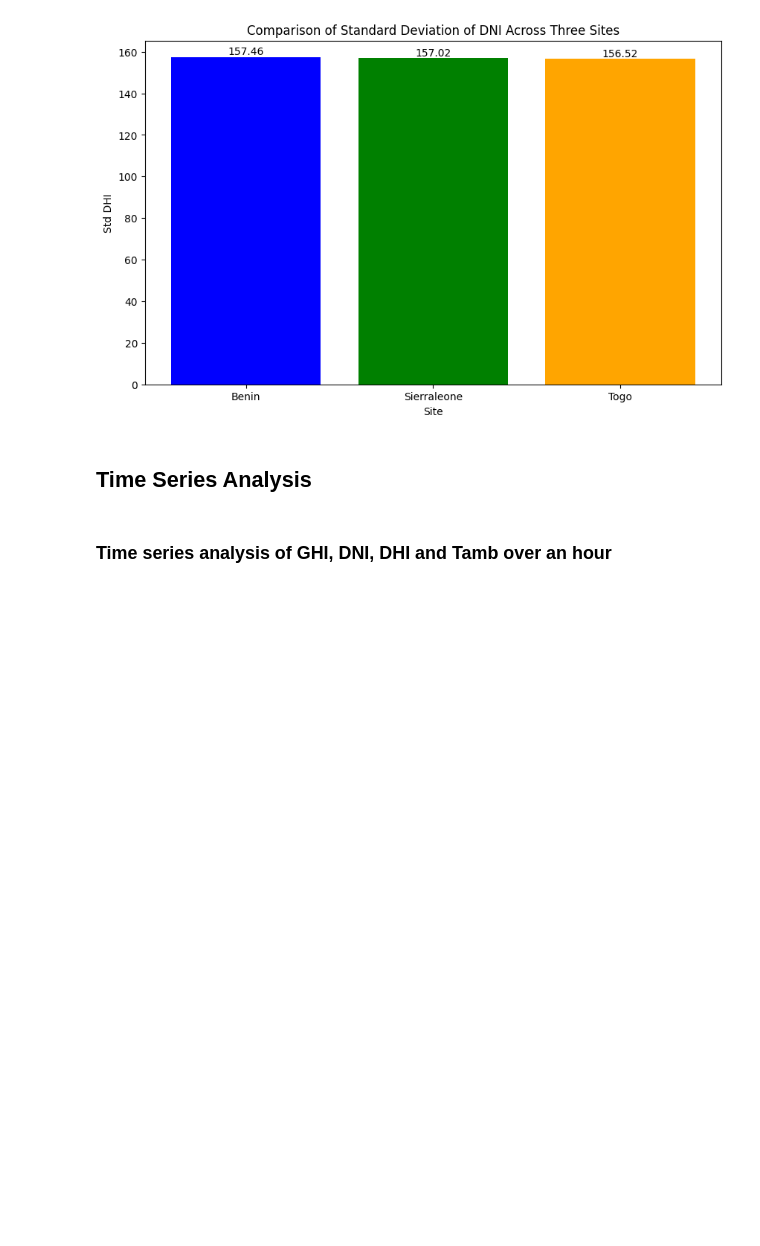
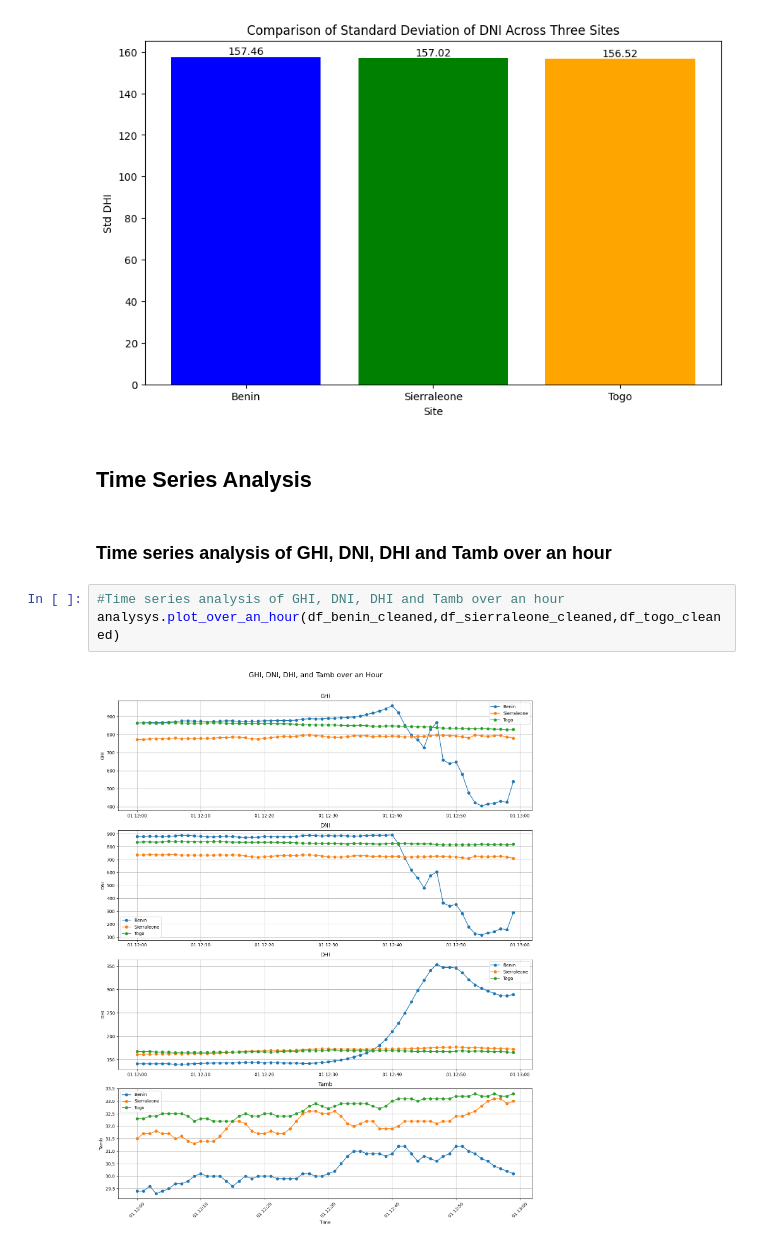
Before and after one commit to NigusK/Solar-Radiation-Analysis, a Jupyter notebook: notebook/EDA.ipynb, the cells around one changed output. Saved outputs shown, nothing was run; the diff lists cells and outputs as text; blank space fills up the shorter version.

Commit message:
time series analysis over ana hour

```diff
--- a/notebook/EDA.ipynb
+++ b/notebook/EDA.ipynb
@@ -157,3 +157,8 @@ analysys.mean_median_std_comparison(df_benin_cleaned,df_sierraleone_cleaned,df_t
 ## Time Series Analysis
 # %% [markdown]
 ### Time series analysis of GHI, DNI, DHI and Tamb over an hour
+# %%
+#Time series analysis of GHI, DNI, DHI and Tamb over an hour
+analysys.plot_over_an_hour(df_benin_cleaned,df_sierraleone_cleaned,df_togo_cleaned)
+# %% [output]
+[figure, added]
```
